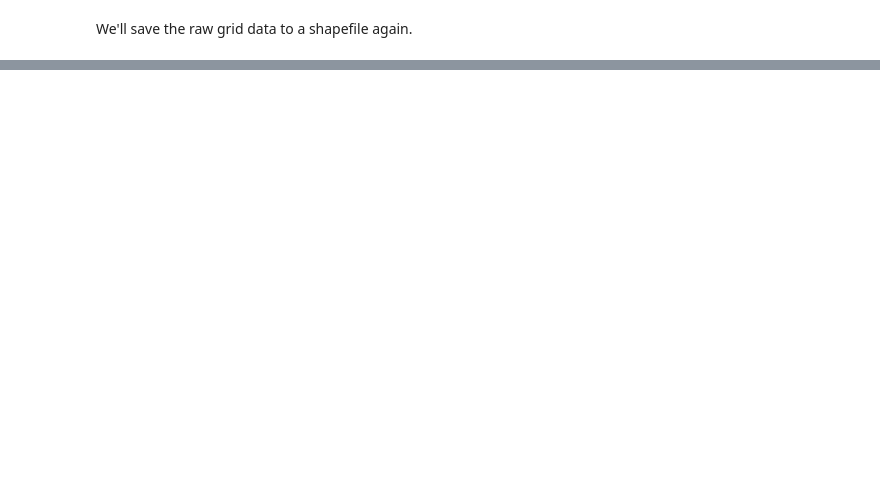
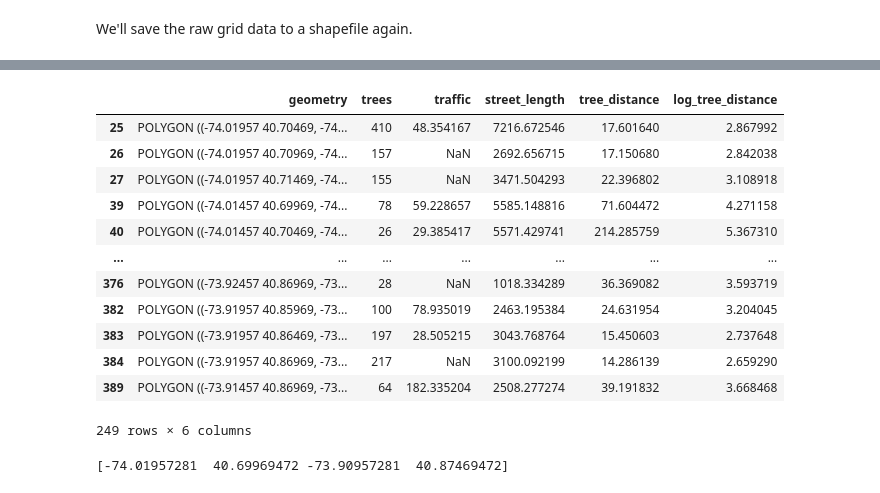
Before and after one commit to Josef-Hlink/Trees, a Jupyter notebook: src/gridding.ipynb, the cells around one changed output, grey strips where cells are left out. Saved outputs shown, nothing was run; the diff lists cells and outputs as text; code cells hidden in the pictures; blank space fills up the shorter version.

```diff
--- a/src/gridding.ipynb
+++ b/src/gridding.ipynb
@@ -124,0 +154,19 @@ grid.to_file(target + 'M_grid.shp')
+# %%
+def get_total_street_length(cell_geometry: Polygon):
+    # filter out irrelevant street segments
+    streets = STREETS[STREETS.geometry.intersects(cell_geometry)]
+    segments = [cell_geometry.intersection(line) for line in streets.geometry]
+    total_length = 0
+    for segment in segments:
+        try:
+            start, end = segment.coords[0], segment.coords[-1]
+            total_length += haversine_4326(start, end)
+        except:
+            # MultiLineString has no coords, but multiple LineStrings which do
+            for seg_part in segment.geoms:
+                start, end = seg_part.coords[0], seg_part.coords[-1]
+                total_length += np.sqrt((start[0] - end[0])**2 + (start[1] - end[1])**2)
+
+    return total_length
+# %%
+GRID['street_length'] = GRID.geometry.apply(get_total_street_length)
@@ -124,0 +202,11 @@ grid.to_file(target + 'M_grid.shp')
+# %%
+# calculate average tree count divided by street length per cell (distance between trees in m)
+GRID['tree_distance'] = GRID.apply(lambda row: row['street_length'] / row['trees'] if row['trees'] > 10 else np.nan, axis=1)
+
+# take average of this
+GRID['tree_distance'].median()
+
+# convert to log scale
+GRID['log_tree_distance'] = np.log(GRID['tree_distance'])
+# %%
+GRID2 = GRID.dropna(subset=['log_tree_distance'])
@@ -124,0 +224,16 @@ grid.to_file(target + 'M_grid.shp')
+# %%
+GRID2
+# %% [output]
+|  | geometry | trees | traffic | street_length | tree_distance | log_tree_distance |
+| 25 | POLYGON ((-74.01957 40.70469, -74... | 410 | 48.354167 | 7216.672546 | 17.601640 | 2.867992 |
+| 26 | POLYGON ((-74.01957 40.70969, -74... | 157 | NaN | 2692.656715 | 17.150680 | 2.842038 |
+| 27 | POLYGON ((-74.01957 40.71469, -74... | 155 | NaN | 3471.504293 | 22.396802 | 3.108918 |
+| 39 | POLYGON ((-74.01457 40.69969, -74... | 78 | 59.228657 | 5585.148816 | 71.604472 | 4.271158 |
+| 40 | POLYGON ((-74.01457 40.70469, -74... | 26 | 29.385417 | 5571.429741 | 214.285759 | 5.367310 |
+| ... | ... | ... | ... | ... | ... | ... |
+| 376 | POLYGON ((-73.92457 40.86969, -73... | 28 | NaN | 1018.334289 | 36.369082 | 3.593719 |
+| 382 | POLYGON ((-73.91957 40.85969, -73... | 100 | 78.935019 | 2463.195384 | 24.631954 | 3.204045 |
+| 383 | POLYGON ((-73.91957 40.86469, -73... | 197 | 28.505215 | 3043.768764 | 15.450603 | 2.737648 |
+| 384 | POLYGON ((-73.91957 40.86969, -73... | 217 | NaN | 3100.092199 | 14.286139 | 2.659290 |
+| 389 | POLYGON ((-73.91457 40.86969, -73... | 64 | 182.335204 | 2508.277274 | 39.191832 | 3.668468 |
+249 rows × 6 columns
@@ -124,0 +245,5 @@ grid.to_file(target + 'M_grid.shp')
+# %%
+# print grid bounds
+print(GRID2.total_bounds)
+# %% [output]
+[-74.01957281  40.69969472 -73.90957281  40.87469472]
```
Also changed, not shown: parts of 17 cells of this notebook, 3 other files.
